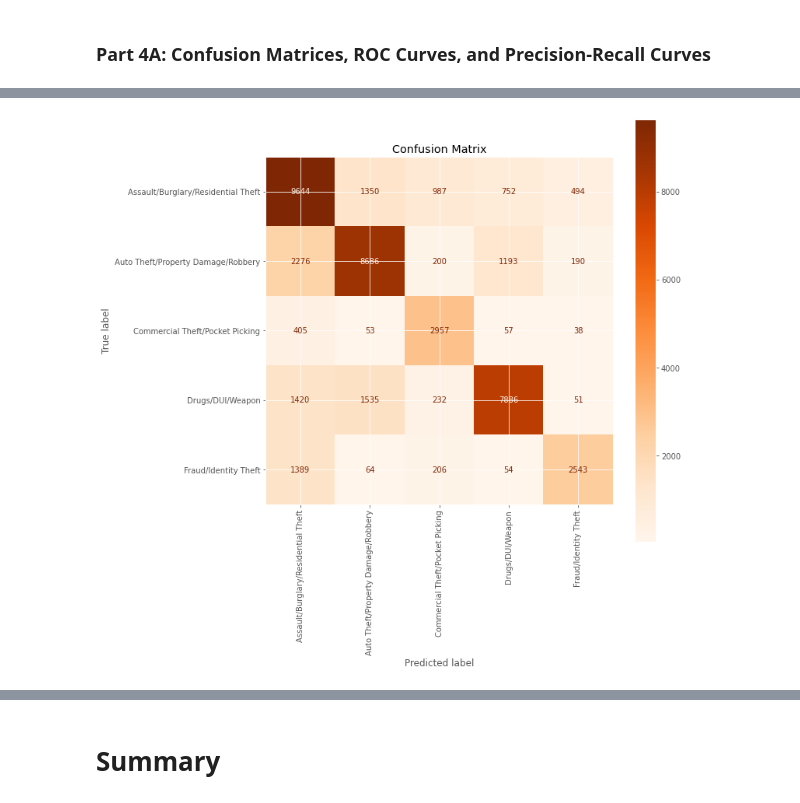
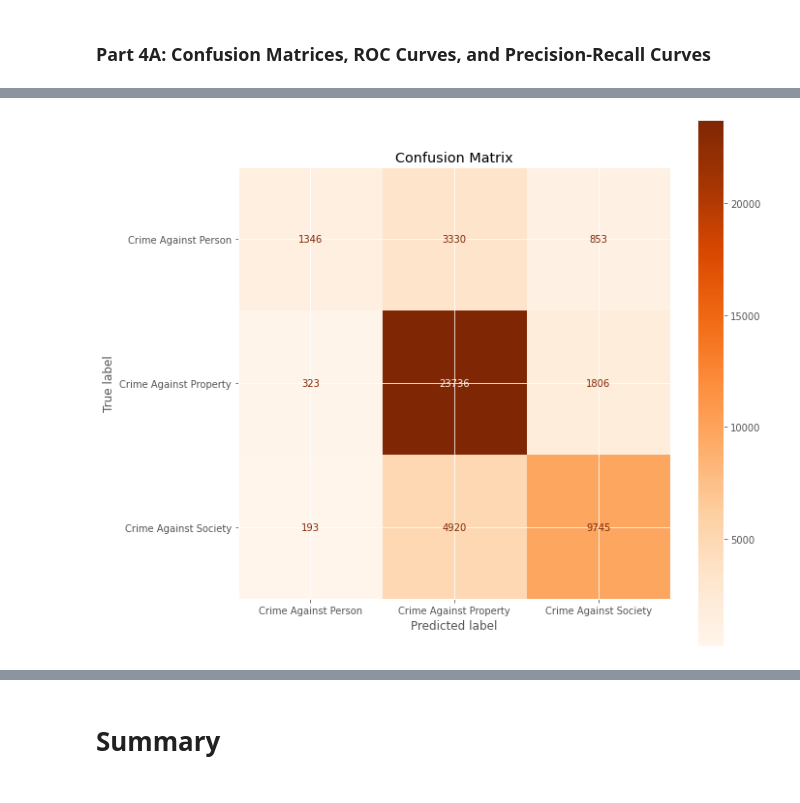
Before and after one commit to hudsonbat/Data-205, a Jupyter notebook: MCCrime_Trees.ipynb, the cells around one changed output, grey strips where cells are left out. Drawn from its saved outputs; the diff is of its cells as text; code cells hidden in the pictures.

```diff
--- a/MCCrime_Trees.ipynb
+++ b/MCCrime_Trees.ipynb
@@ -798,0 +581,2 @@ print(rs.best_params_)
+# %%
+ovr_best_model_rf.fit(train_gen1,train_labels_gen1)
@@ -798,0 +648,4 @@ print(rs.best_params_)
+# %%
+best_model_xgb = rs2.best_estimator_
+# %%
+best_model_xgb.fit(train_gen1,train_labels_gen1)
@@ -798,0 +725,3 @@ print(rs.best_params_)
+# %%
+best_model_lgbm = rs3.best_estimator_
+best_model_lgbm.fit(train_gen1, train_labels_gen1)
@@ -1609,9 +1343,8 @@ plotImportances(top_importances3, top_features_list3)
 # %%
-plot_cm(best_model_spec_lgbm, test_spec1, test_labels_spec1, display_labels=top_classes_spec, cmap=plt.cm.Oranges)
+plot_cm(best_model_lgbm, test_gen1, test_labels_gen1, display_labels=top_classes_gen, cmap=plt.cm.Oranges)
 plt.title('Confusion Matrix')
 fig = plt.gcf()
-plt.xticks(rotation=90)
 fig.set_size_inches(10,10)
 plt.show()
 # %% [output]
-[figure, old version]
+[figure, new version]
```
Also changed, not shown: parts of 193 cells of this notebook.
